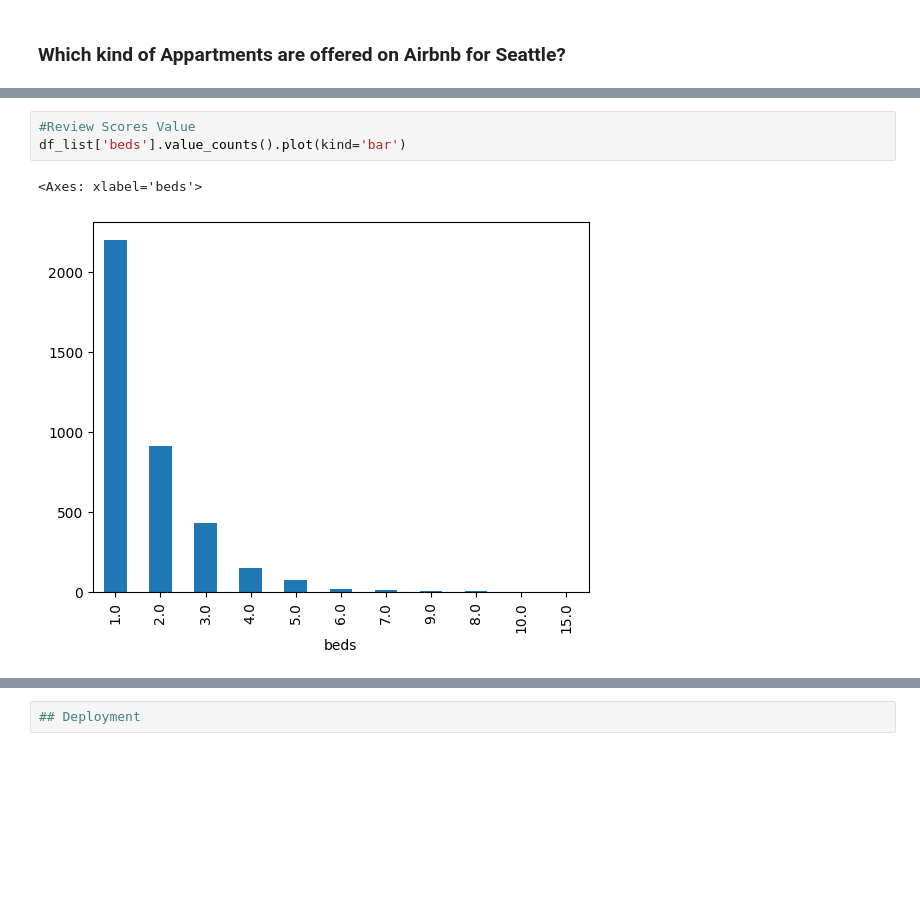
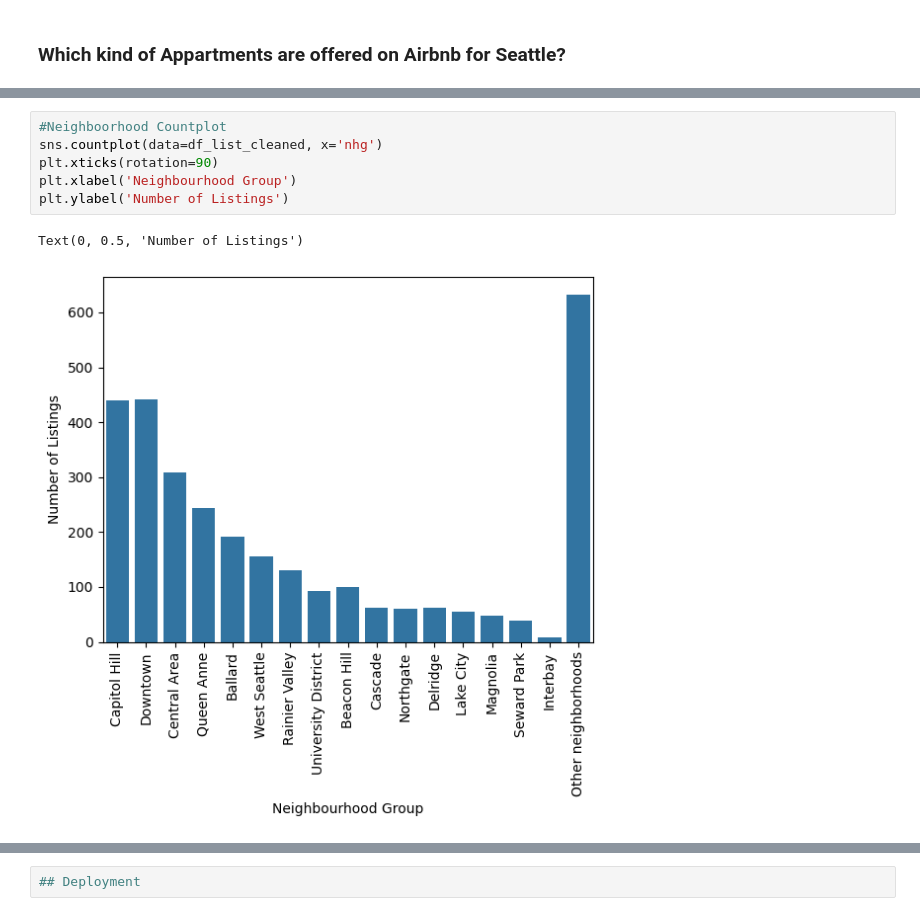
Before and after one commit to carini599/Airbnb_Seattle_Carina_Breu, a Jupyter notebook: airbnb_seattle_notebook.ipynb, the cells around one changed output, grey strips where cells are left out. Cells and saved outputs as stored; diff of their text form; blank space fills up the shorter version.

```diff
--- a/airbnb_seattle_notebook.ipynb
+++ b/airbnb_seattle_notebook.ipynb
@@ -345,6 +305,9 @@ df_list['guests_included'].value_counts().plot(kind='bar')
-# %%
-#Review Scores Value
-df_list['beds'].value_counts().plot(kind='bar')
-# %% [output]
-<Axes: xlabel='beds'>
-[figure, removed]
+# %%
+#Neighboorhood Countplot
+sns.countplot(data=df_list_cleaned, x='nhg')
+plt.xticks(rotation=90)
+plt.xlabel('Neighbourhood Group')
+plt.ylabel('Number of Listings')
+# %% [output]
+Text(0, 0.5, 'Number of Listings')
+[figure, added]
```
Also changed, not shown: parts of 28 cells of this notebook.
